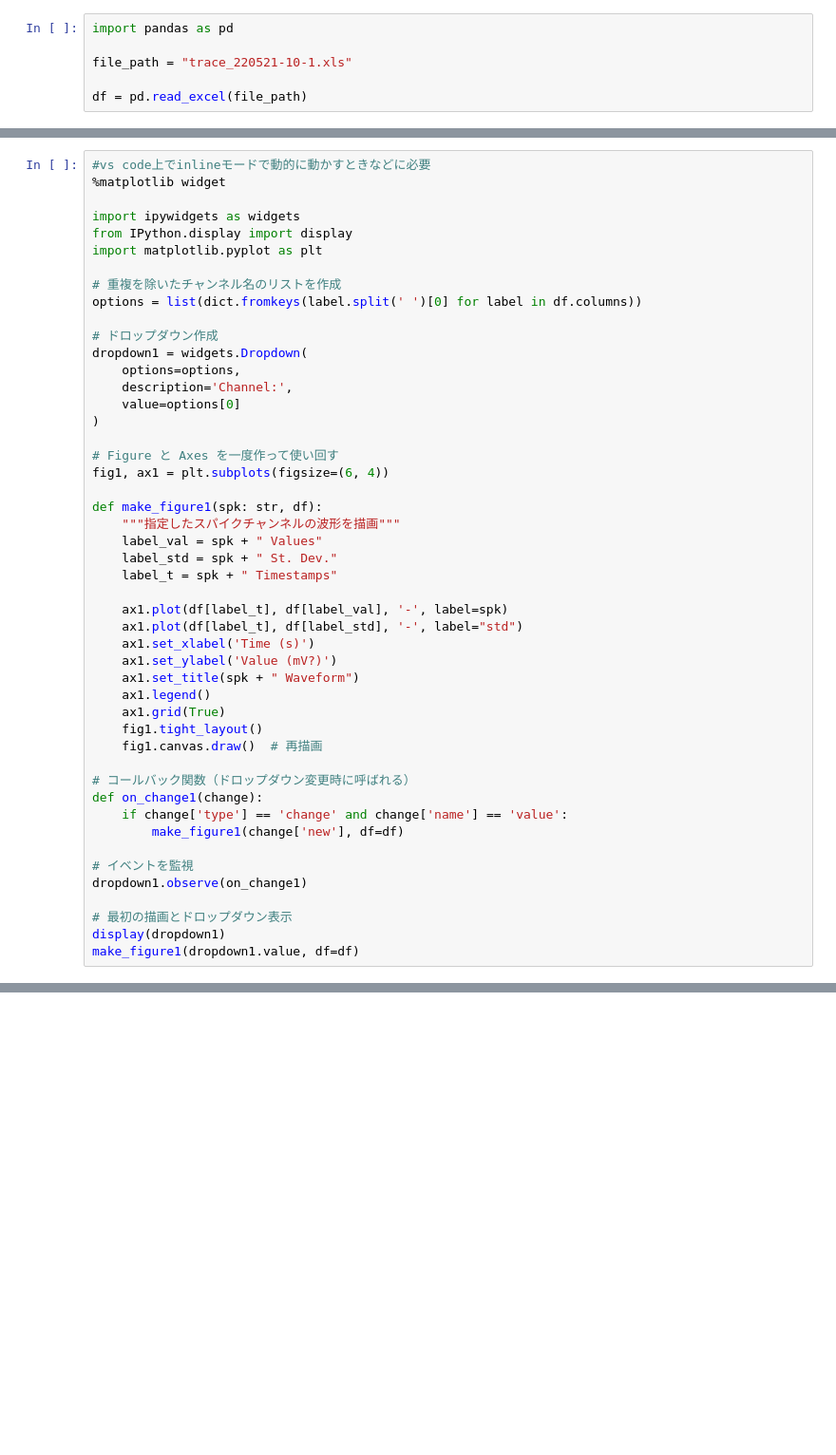
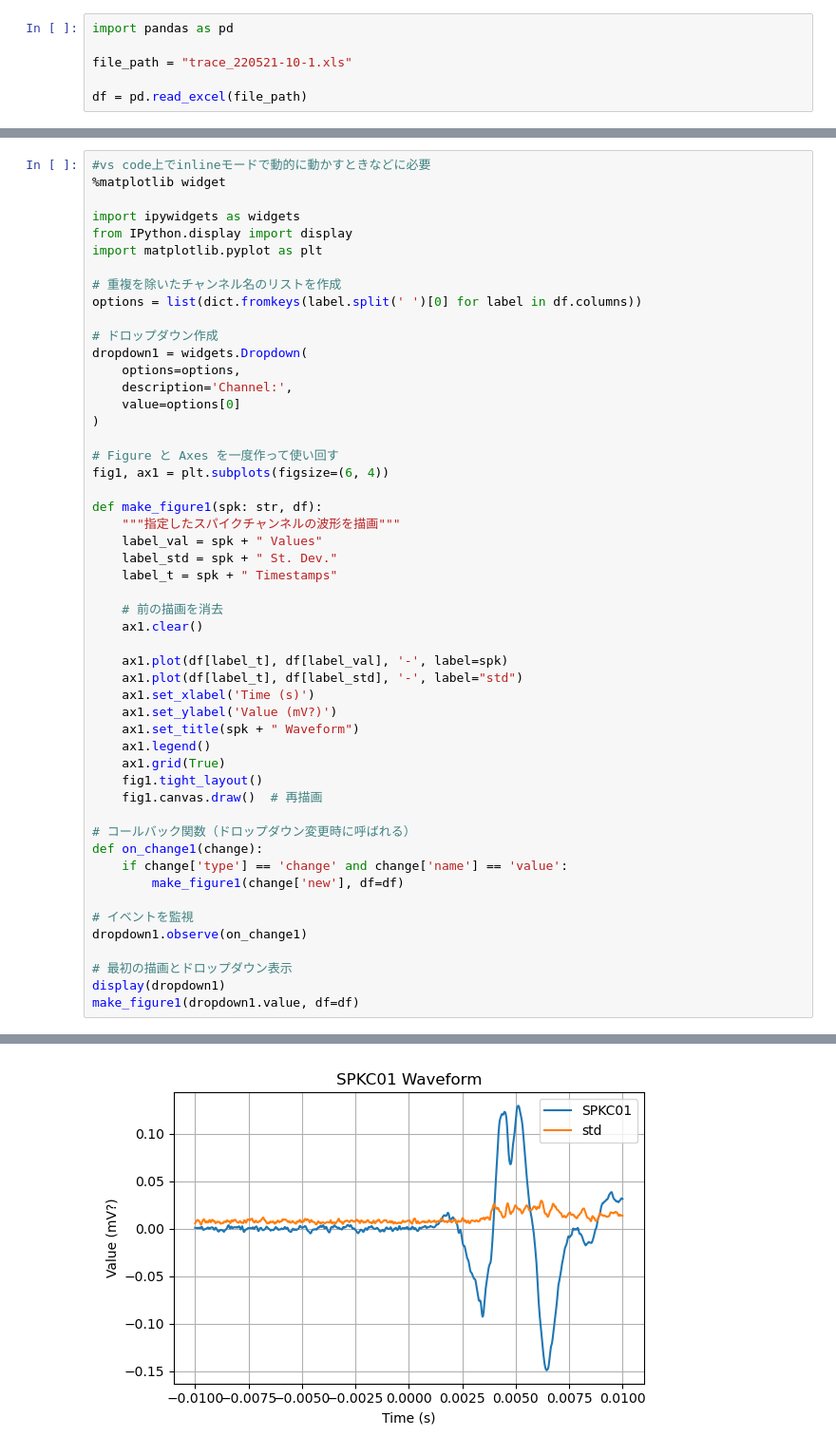
Before and after one commit to ohkita8128/wave_analysis, a Jupyter notebook: 251017easy_wave_analysis.ipynb, the cells around one changed output, grey strips where cells are left out. Shown at 95% size. Saved outputs shown, nothing was run; the diff lists cells and outputs as text; blank space fills up the shorter version.

```diff
--- a/251017easy_wave_analysis.ipynb
+++ b/251017easy_wave_analysis.ipynb
@@ -34,6 +42,9 @@ def make_figure1(spk: str, df):
     label_std = spk + " St. Dev."
     label_t = spk + " Timestamps"
 
+    # 前の描画を消去
+    ax1.clear()
+
     ax1.plot(df[label_t], df[label_val], '-', label=spk)
     ax1.plot(df[label_t], df[label_std], '-', label="std")
     ax1.set_xlabel('Time (s)')
@@ -55,3 +66,4 @@ dropdown1.observe(on_change1)
 # 最初の描画とドロップダウン表示
 display(dropdown1)
 make_figure1(dropdown1.value, df=df)
+# %% [output]
@@ -57,0 +71 @@ make_figure1(dropdown1.value, df=df)
+[figure, added]
```
Also changed, not shown: parts of 6 cells of this notebook.
